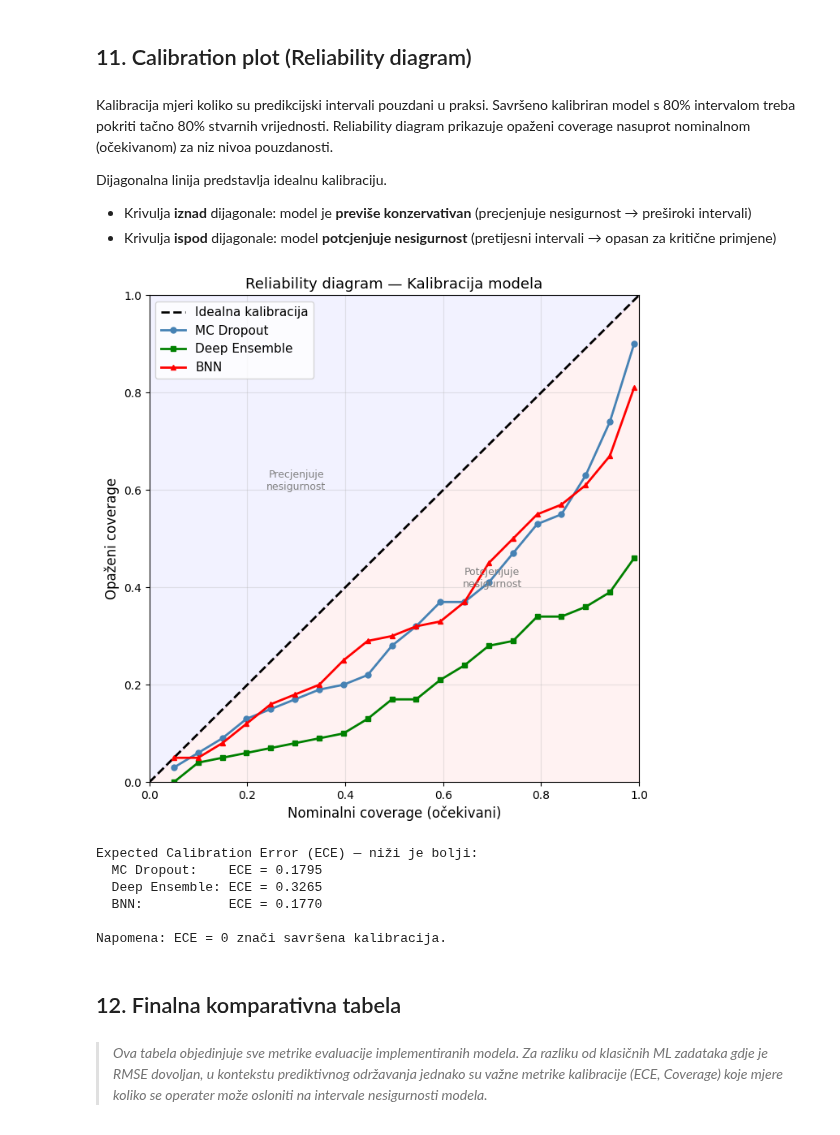
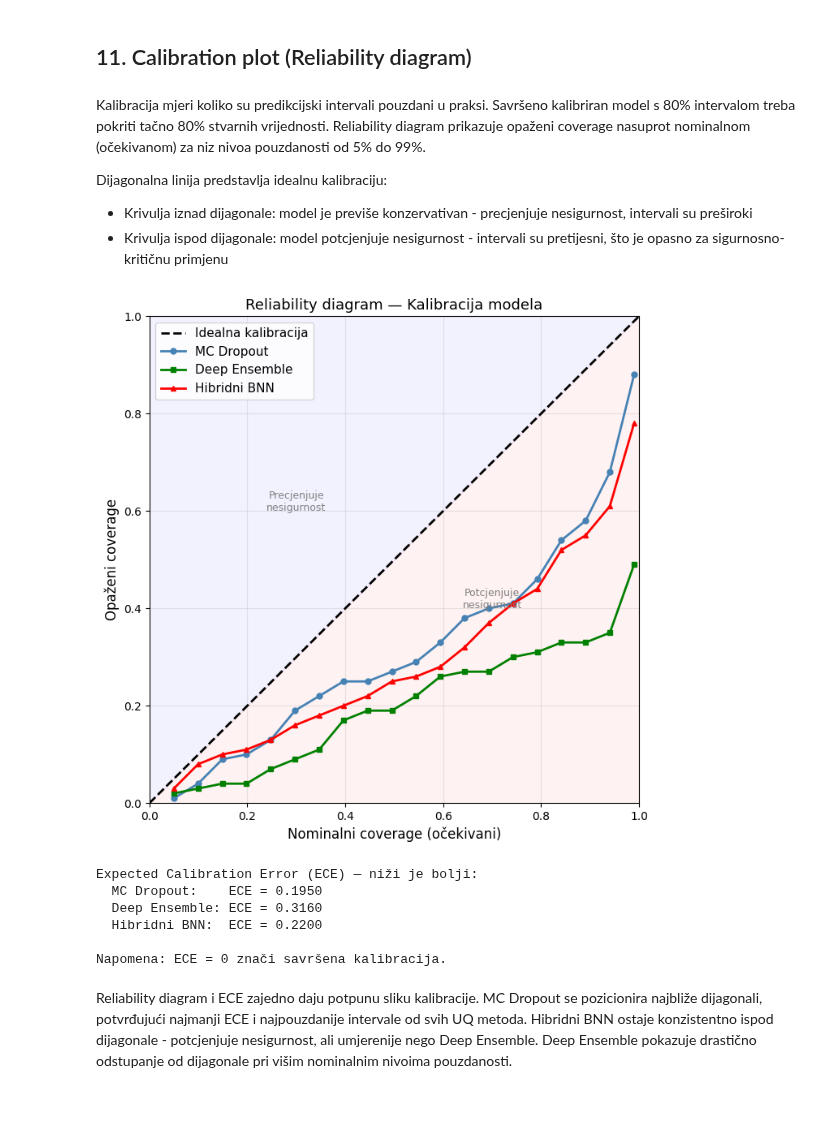
Before and after one commit to mdzafic/uq-predictive-maintenance-framework, a Jupyter notebook: code/uq_predictive_maintenance_framework.ipynb, the cells around one changed output. Saved outputs shown, nothing was run; the diff lists cells and outputs as text; code cells hidden in the pictures; blank space fills up the shorter version.

```diff
--- a/code/uq_predictive_maintenance_framework.ipynb
+++ b/code/uq_predictive_maintenance_framework.ipynb
@@ -1255,12 +1238,12 @@ BNN se izdvaja kao stabilniji model za kvantifikaciju nesigurnosti. Dok MC Dropo
 # %% [markdown]
 ## 11. Calibration plot (Reliability diagram)
 # %% [markdown]
-Kalibracija mjeri koliko su predikcijski intervali pouzdani u praksi. Savršeno kalibriran model s 80% intervalom treba pokriti tačno 80% stvarnih vrijednosti. Reliability diagram prikazuje opaženi coverage nasuprot
-nominalnom (očekivanom) za niz nivoa pouzdanosti.
+Kalibracija mjeri koliko su predikcijski intervali pouzdani u praksi. Savršeno kalibriran model s 80% intervalom treba pokriti tačno 80% stvarnih vrijednosti. Reliability diagram prikazuje opaženi coverage nasuprot nominalnom (očekivanom) za niz nivoa pouzdanosti od 5% do 99%.
 
-Dijagonalna linija predstavlja idealnu kalibraciju.
-- Krivulja **iznad** dijagonale: model je **previše konzervativan** (precjenjuje nesigurnost → preširoki intervali)
-- Krivulja **ispod** dijagonale: model **potcjenjuje nesigurnost** (pretijesni intervali → opasan za kritične primjene)
+Dijagonalna linija predstavlja idealnu kalibraciju:
+
+- Krivulja iznad dijagonale: model je previše konzervativan - precjenjuje nesigurnost, intervali su preširoki
+- Krivulja ispod dijagonale: model potcjenjuje nesigurnost - intervali su pretijesni, što je opasno za sigurnosno-kritičnu primjenu
 # %%
 def calibration_curve_uq(y_true, y_mean, y_std, n_levels=20):
     alphas = np.linspace(0.05, 0.99, n_levels)
@@ -1284,35 +1267,35 @@ ax.plot([0, 1], [0, 1], 'k--', linewidth=2, label='Idealna kalibracija')
 ax.plot(alphas_mc, obs_mc, 'o-', color='steelblue',
         linewidth=2, markersize=5, label='MC Dropout')
 ax.plot(alphas_ens, obs_ens, 's-', color='green',
         linewidth=2, markersize=5, label='Deep Ensemble')
 ax.plot(alphas_bnn, obs_bnn, '^-', color='red',
-        linewidth=2, markersize=5, label='BNN')
+        linewidth=2, markersize=5, label='Hibridni BNN')
 
 ax.fill_between([0, 1], [0, 1], alpha=0.0)
 ax.set_xlabel('Nominalni coverage (očekivani)', fontsize=12)
 ax.set_ylabel('Opaženi coverage', fontsize=12)
 ax.set_title('Reliability diagram — Kalibracija modela', fontsize=13)
 ax.legend(fontsize=11)
 ax.set_xlim(0, 1)
 ax.set_ylim(0, 1)
 ax.grid(True, alpha=0.3)
 
 # Dodavanje anotacija zona
 ax.annotate('Precjenjuje\nnesigurnost', xy=(0.3, 0.6),
             fontsize=9, color='gray', ha='center')
 ax.annotate('Potcjenjuje\nnesigurnost', xy=(0.7, 0.4),
             fontsize=9, color='gray', ha='center')
 ax.fill_between([0, 1], [0, 1], [1, 1],
                 alpha=0.05, color='blue',
                 label='_nolegend_')
 ax.fill_between([0, 1], [0, 0], [0, 1],
                 alpha=0.05, color='red',
                 label='_nolegend_')
 
 plt.tight_layout()
 plt.show()
 # %% [output]
-[figure, old version]
+[figure, new version]
 # %%
 # Kvantitativna mjera kalibracije: Expected Calibration Error (ECE)
 def expected_calibration_error(nominal, observed):
@@ -1325,21 +1308,17 @@ ece_bnn = expected_calibration_error(alphas_bnn, obs_bnn)
 print("\nExpected Calibration Error (ECE) — niži je bolji:")
 print(f"  MC Dropout:    ECE = {ece_mc:.4f}")
 print(f"  Deep Ensemble: ECE = {ece_ens:.4f}")
-print(f"  BNN:           ECE = {ece_bnn:.4f}")
+print(f"  Hibridni BNN:  ECE = {ece_bnn:.4f}")
 print("\nNapomena: ECE = 0 znači savršena kalibracija.")
 # %% [output]
 Expected Calibration Error (ECE) — niži je bolji:
-  MC Dropout:    ECE = 0.1795
-  Deep Ensemble: ECE = 0.3265
-  BNN:           ECE = 0.1770
+  MC Dropout:    ECE = 0.1950
+  Deep Ensemble: ECE = 0.3160
+  Hibridni BNN:  ECE = 0.2200
 
 Napomena: ECE = 0 znači savršena kalibracija.
-# %% [markdown]
-## 12. Finalna komparativna tabela
-# %% [markdown]
-
-
-> *Ova tabela objedinjuje sve metrike evaluacije implementiranih modela. Za razliku od klasičnih ML zadataka gdje je RMSE dovoljan, u kontekstu prediktivnog održavanja jednako su važne metrike kalibracije (ECE, Coverage) koje mjere koliko se operater može osloniti na intervale nesigurnosti modela.*
+# %% [markdown]
+Reliability diagram i ECE zajedno daju potpunu sliku kalibracije. MC Dropout se pozicionira najbliže dijagonali, potvrđujući najmanji ECE i najpouzdanije intervale od svih UQ metoda. Hibridni BNN ostaje konzistentno ispod dijagonale - potcjenjuje nesigurnost, ali umjerenije nego Deep Ensemble. Deep Ensemble pokazuje drastično odstupanje od dijagonale pri višim nominalnim nivoima pouzdanosti.
 # %%
 final_table = pd.DataFrame([
     {
```
Also changed, not shown: parts of 54 cells of this notebook.
